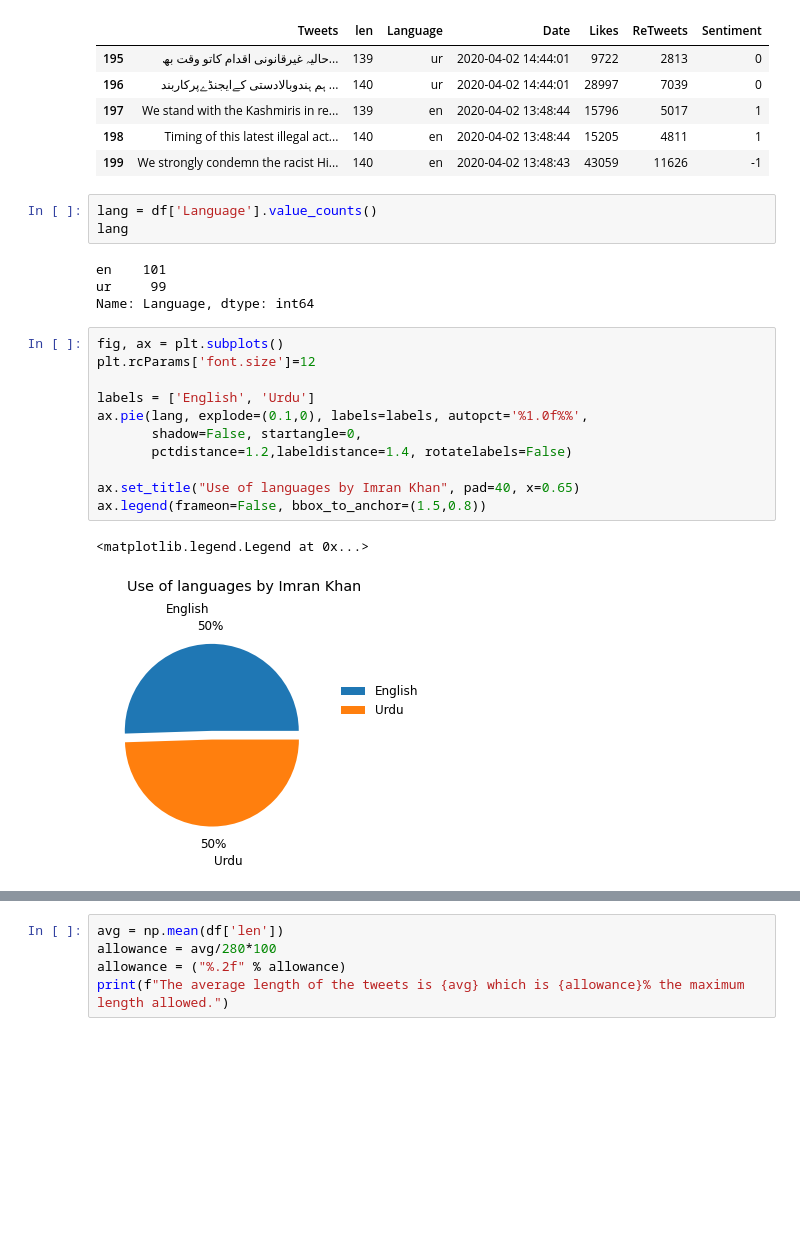
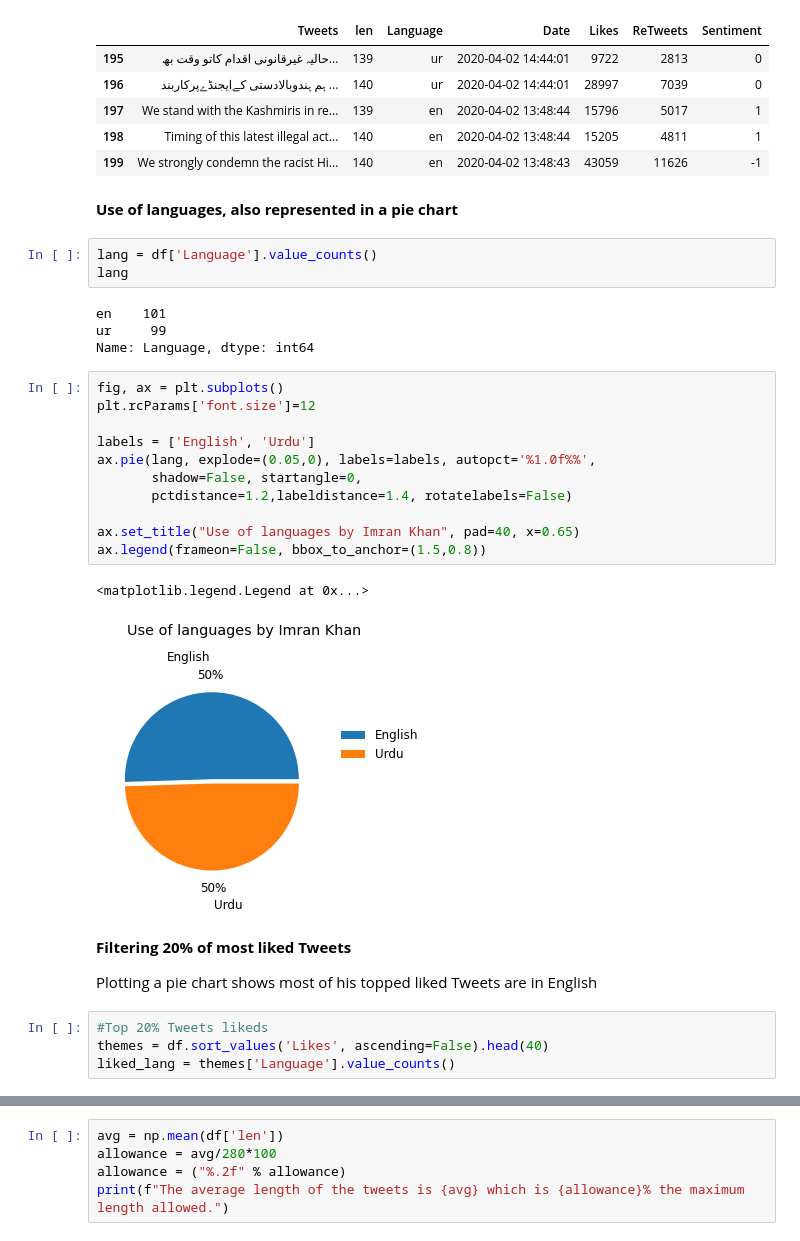
Before and after one commit to AliShujjat/Twitter, a Jupyter notebook: TwitterImran.ipynb, the cells around one changed output, grey strips where cells are left out. Saved outputs shown, nothing was run; the diff lists cells and outputs as text; blank space fills up the shorter version.

```diff
--- a/TwitterImran.ipynb
+++ b/TwitterImran.ipynb
@@ -103,6 +115,8 @@ df.tail()
 | 197 | We stand with the Kashmiris in re... | 139 | en | 2020-04-02 13:48:44 | 15796 | 5017 | 1 |
 | 198 | Timing of this latest illegal act... | 140 | en | 2020-04-02 13:48:44 | 15205 | 4811 | 1 |
 | 199 | We strongly condemn the racist Hi... | 140 | en | 2020-04-02 13:48:43 | 43059 | 11626 | -1 |
+# %% [markdown]
+**Use of languages, also represented in a pie chart**
 # %%
 lang = df['Language'].value_counts()
 lang
@@ -113,14 +127,22 @@ Name: Language, dtype: int64
 # %%
 fig, ax = plt.subplots()
 plt.rcParams['font.size']=12
 
 labels = ['English', 'Urdu']
-ax.pie(lang, explode=(0.1,0), labels=labels, autopct='%1.0f%%',
+ax.pie(lang, explode=(0.05,0), labels=labels, autopct='%1.0f%%',
        shadow=False, startangle=0,
        pctdistance=1.2,labeldistance=1.4, rotatelabels=False)
 
 ax.set_title("Use of languages by Imran Khan", pad=40, x=0.65)
 ax.legend(frameon=False, bbox_to_anchor=(1.5,0.8))
 # %% [output]
 <matplotlib.legend.Legend at 0x...>
-[figure, old version]
+[figure, new version]
+# %% [markdown]
+**Filtering 20% of most liked Tweets**
+
+Plotting a pie chart shows most of his topped liked Tweets are in English
+# %%
+#Top 20% Tweets likeds
+themes = df.sort_values('Likes', ascending=False).head(40)
+liked_lang = themes['Language'].value_counts()
```
Also changed, not shown: parts of 36 cells of this notebook.
